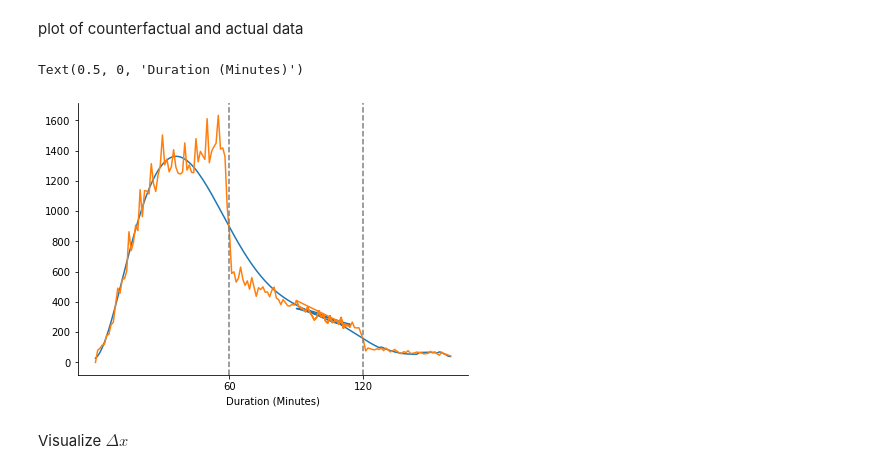
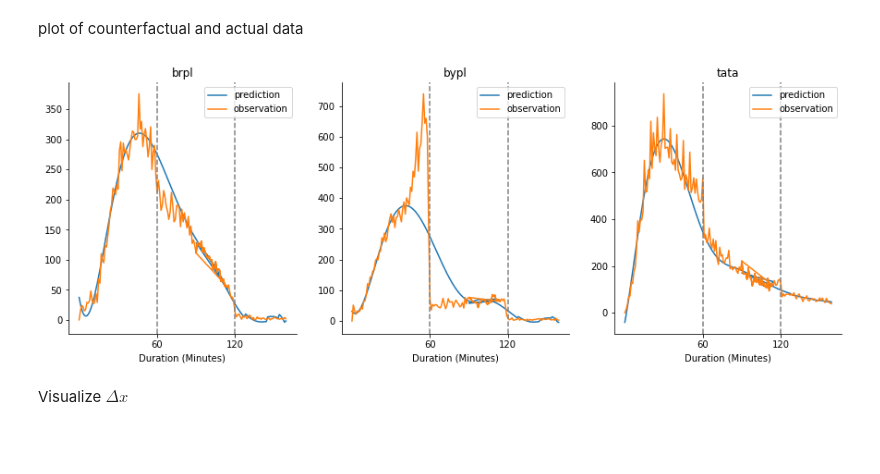
Before and after one commit to paulaleoni/delhi_outages, a Jupyter notebook: src/outage_bunching.ipynb, the cells around one changed output. Drawn from its saved outputs; the diff is of its cells as text; code cells hidden in the pictures; blank space fills up the shorter version.

```diff
--- a/src/outage_bunching.ipynb
+++ b/src/outage_bunching.ipynb
@@ -131,16 +113,14 @@ z = 119
 z_lower120 = z - 5 * bsize
 missing120 = z + ex_reg * bsize
 
-# define bins
 
-bunch120 = tools.bunching(data.duration_minutes, bsize = bsize, xmax= 160, xmin= 90, z_upper= z, z_lower= z_lower120, missing = missing120, ex_reg= ex_reg, ex_reg_miss = ex_reg_miss, poly_dgr=9, include_missing=False)
+for f in data.discom.unique():
+    dt = data[data.discom == f]
+    bunch120 = tools.bunching(dt.duration_minutes, bsize = bsize, xmax= 160, xmin= 90, z_upper= z, z_lower= z_lower120, missing = missing120, ex_reg= ex_reg, ex_reg_miss = ex_reg_miss, poly_dgr=9, include_missing=False)
+    bunching[f].update({'bunch120': bunch120})
+    #display(bunch120.estimation_res())
+    print('deltaX:', bunch120.get_deltaX())
+    print('total bunching',bunch120.total_bunch())
+
 #print(bunch120.df_count())
-
-display(bunch120.estimation_res())
-
-print('deltaX:', bunch120.get_deltaX())
-
-pred120 = bunch120.prediction()
-
-print('total bunching',bunch120.total_bunch())
 # %% [output]
@@ -179,23 +133,28 @@ total bunching 1.0355002865033742
 # %% [markdown]
 plot of counterfactual and actual data
 # %%
-# concat the two predictions
-pred = pd.concat([pred60,pred120], ignore_index=True)
-#xs = tools.bunching(data.duration_minutes, bsize = bsize, xmax= xmax, xmin= 0, z_upper= z, z_lower= z_lower120, missing = missing120, ex_reg= ex_reg, ex_reg_miss = ex_reg_miss, poly_dgr=6, include_missing=False).df_count()
 
+fig, ax = plt.subplots(1,3,figsize=(15,5))
 
-fig, ax = plt.subplots(figsize=(7,5))
-plt.plot(pred.duration, pred.y_pred)
-plt.plot(pred.duration, pred.nobs)
-plt.axvline(60, color= 'grey', linestyle = 'dashed')
-plt.axvline(120, color= 'grey', linestyle = 'dashed')
-plt.xticks(ticks = [60, 120])
-ax.spines['right'].set_visible(False)
-ax.spines['top'].set_visible(False)
-plt.xlabel('Duration (Minutes)')
+for i in range(3):
+    f = data.discom.unique()[i]
+    # concat the two predictions
+    pred60 = bunching[f]['bunch60'].prediction()
+    pred120 = bunching[f]['bunch120'].prediction()
+    pred = pd.concat([pred60,pred120], ignore_index=True)
+
+    ax[i].plot(pred.duration, pred.y_pred, label = 'prediction')
+    ax[i].plot(pred.duration, pred.nobs, label = 'observation')
+    ax[i].axvline(60, color= 'grey', linestyle = 'dashed')
+    ax[i].axvline(120, color= 'grey', linestyle = 'dashed')
+    ax[i].set_xticks(ticks = [60, 120])
+    ax[i].spines['right'].set_visible(False)
+    ax[i].spines['top'].set_visible(False)
+    ax[i].set_xlabel('Duration (Minutes)')
+    ax[i].set_title(f)
+    ax[i].legend()
 # %% [output]
-Text(0.5, 0, 'Duration (Minutes)')
-[figure, old version]
+[figure, new version]
 # %% [markdown]
 Visualize $\Delta x$
 # %%
```
Also changed, not shown: parts of 7 cells of this notebook, 4 other files.
